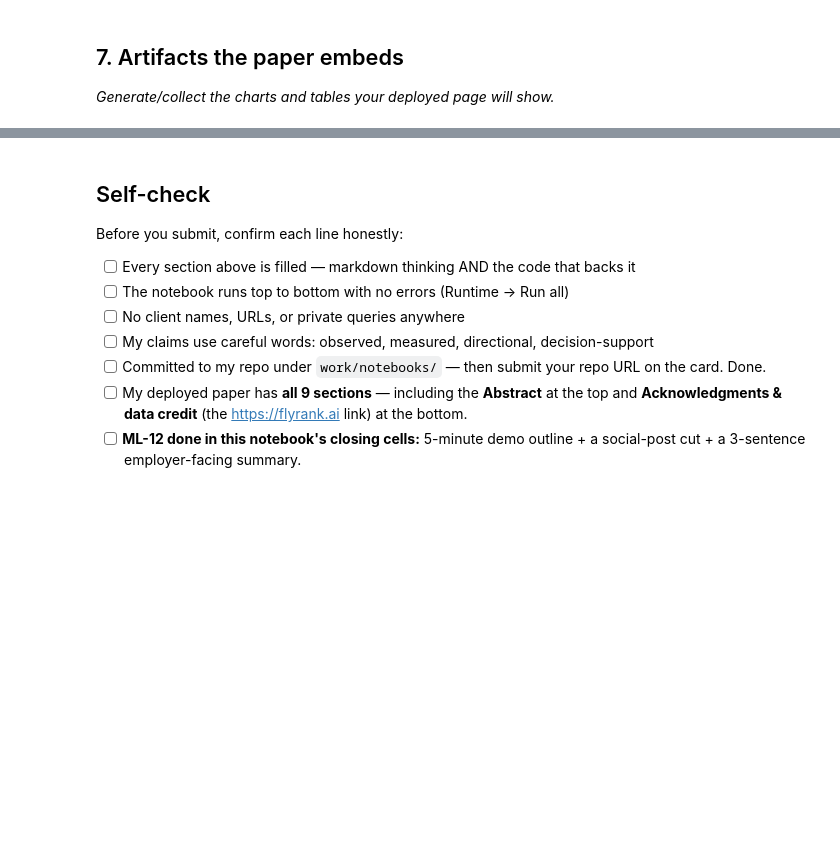
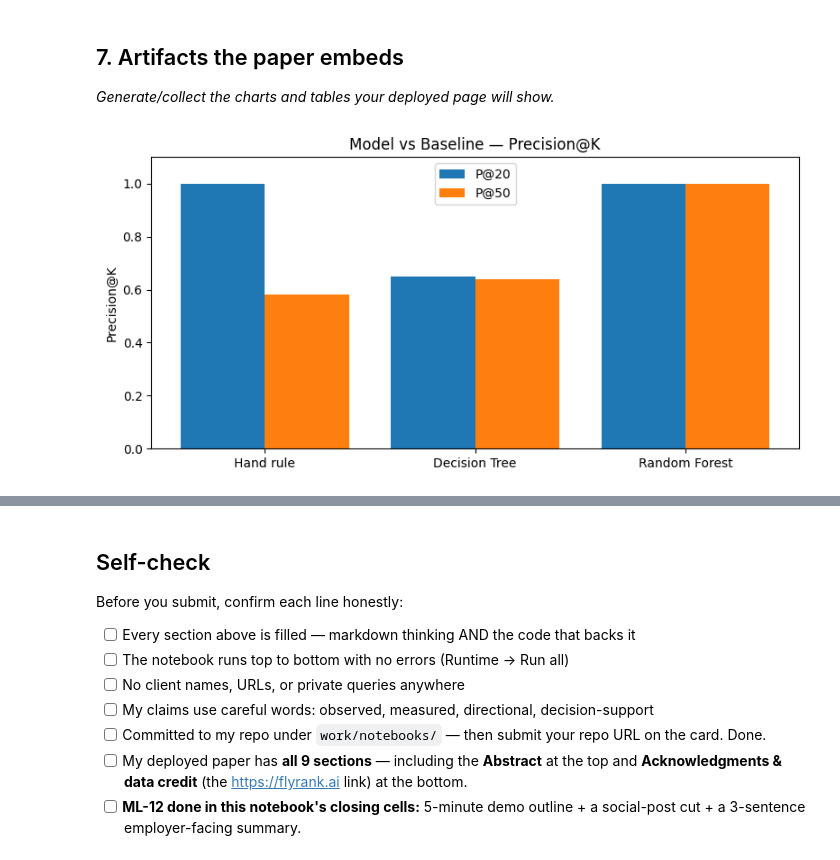
Before and after one commit to Kaneriah43/Flyrank_Ml_Internship, a Jupyter notebook: work/notebooks/capstone.ipynb, the cells around one changed output, grey strips where cells are left out. Cells and saved outputs as stored; diff of their text form; code cells hidden in the pictures; blank space fills up the shorter version.

```diff
--- a/work/notebooks/capstone.ipynb
+++ b/work/notebooks/capstone.ipynb
@@ -32,0 +338,20 @@ This skeleton is yours to fill. Work the sections **in order** — each one has
+# %%
+def assign_action(row):
+    if row["priority_score"] >= 0.6 and row["ctr_opportunity"]:
+        return "REVIEW_NOW", "high_impressions_low_ctr_for_position"
+    elif row["priority_score"] >= 0.3:
+        return "MONITOR", "moderate_signal_watch_next_month"
+    else:
+        return "HOLD", "no_action_needed"
+
+actions = df.apply(assign_action, axis=1, result_type="expand")
+df["action_tier"] = actions[0]
+df["reason_code"] = actions[1]
+queue = df.sort_values("priority_score", ascending=False)
+
+print("=== Action tier distribution ===")
+print(df["action_tier"].value_counts())
+print("\n=== Top 10 priority pages ===")
+print(queue[["content_hash_id", "priority_score", "action_tier",
+             "reason_code", "impressions_90d",
+             "ctr", "avg_position"]].head(10).to_string())
@@ -34,3 +379,69 @@ This skeleton is yours to fill. Work the sections **in order** — each one has
 ## 7. Artifacts the paper embeds
 
 *Generate/collect the charts and tables your deployed page will show.*
+# %%
+os.makedirs("work/figures", exist_ok=True)
+os.makedirs("docs/figures", exist_ok=True)
+
+# Figure 1 — model vs baseline bar chart
+fig, ax = plt.subplots(figsize=(8, 4))
+methods = ["Hand rule", "Decision Tree", "Random Forest"]
+p20s = [metrics["hand_rule"]["p@20"],
+        metrics["decision_tree"]["p@20"],
+        metrics["random_forest"]["p@20"]]
+p50s = [metrics["hand_rule"]["p@50"],
+        metrics["decision_tree"]["p@50"],
+        metrics["random_forest"]["p@50"]]
+x = np.arange(len(methods))
+ax.bar(x - 0.2, p20s, 0.4, label="P@20")
+ax.bar(x + 0.2, p50s, 0.4, label="P@50")
+ax.set_xticks(x)
+ax.set_xticklabels(methods)
+ax.set_ylabel("Precision@K")
+ax.set_title("Model vs Baseline — Precision@K")
+ax.legend()
+ax.set_ylim(0, 1.1)
+plt.tight_layout()
+plt.savefig("work/figures/model_vs_baseline.png", dpi=150)
+plt.savefig("docs/figures/model_vs_baseline.png", dpi=150)
+plt.show()
+print("Saved → model_vs_baseline.png")
+
+# Figure 2 — score distribution by action tier
+fig, ax = plt.subplots(figsize=(8, 4))
+for tier, grp in df.groupby("action_tier"):
+    ax.hist(grp["priority_score"], bins=30, alpha=0.6, label=tier)
+ax.set_xlabel("Priority Score")
+ax.set_ylabel("Page Count")
+ax.set_title("Score Distribution by Action Tier")
+ax.legend()
+plt.tight_layout()
+plt.savefig("work/figures/score_distribution.png", dpi=150)
+plt.savefig("docs/figures/score_distribution.png", dpi=150)
+plt.show()
+print("Saved → score_distribution.png")
+
+# Figure 3 — CTR vs position
+fig, ax = plt.subplots(figsize=(8, 4))
+for label, grp in df.groupby("is_declining_label"):
+    ax.scatter(grp["avg_position"], grp["ctr"],
+               alpha=0.2, s=5,
+               label="Flagged" if label == 1 else "Not flagged")
+ax.set_xlabel("Avg Position")
+ax.set_ylabel("CTR")
+ax.set_title("CTR vs Position — Flagged vs Not Flagged")
+ax.legend()
+plt.tight_layout()
+plt.savefig("work/figures/ctr_vs_position.png", dpi=150)
+plt.savefig("docs/figures/ctr_vs_position.png", dpi=150)
+plt.show()
+print("Saved → ctr_vs_position.png")
+
+print("\n=== All artifacts ready for paper ===")
+for f in ["work/figures/model_vs_baseline.png",
+          "work/figures/score_distribution.png",
+          "work/figures/ctr_vs_position.png"]:
+    exists = "✅" if os.path.exists(f) else "❌"
+    print(f"  {exists} {f}")
+# %% [output]
+[figure, added]
```
Also changed, not shown: parts of 27 cells of this notebook.
